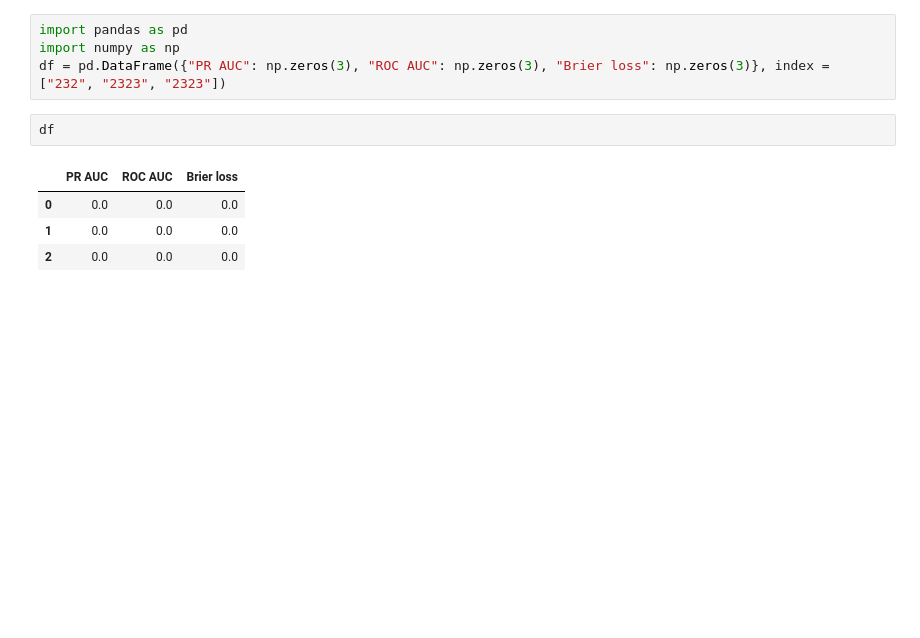
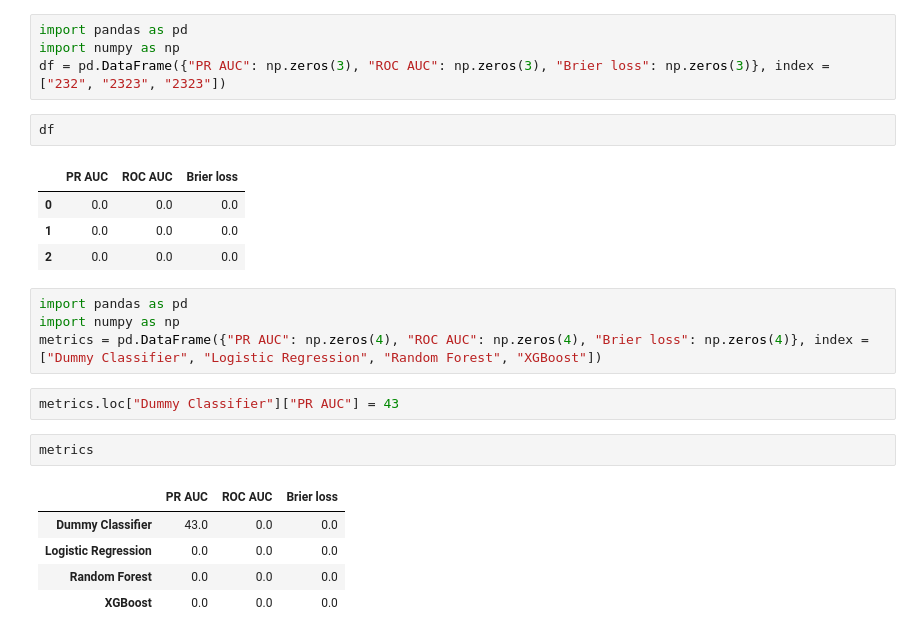
Before and after one commit to zcc33/lendingclub-loan-class, a Jupyter notebook: notebooks/exploratory.ipynb, the cells around one changed output. Saved outputs shown, nothing was run; the diff lists cells and outputs as text; blank space fills up the shorter version.

```diff
--- a/notebooks/exploratory.ipynb
+++ b/notebooks/exploratory.ipynb
@@ -1103,3 +1103,17 @@ df
 | 0 | 0.0 | 0.0 | 0.0 |
 | 1 | 0.0 | 0.0 | 0.0 |
 | 2 | 0.0 | 0.0 | 0.0 |
+# %%
+import pandas as pd
+import numpy as np
+metrics = pd.DataFrame({"PR AUC": np.zeros(4), "ROC AUC": np.zeros(4), "Brier loss": np.zeros(4)}, index = ["Dummy Classifier", "Logistic Regression", "Random Forest", "XGBoost"])
+# %%
+metrics.loc["Dummy Classifier"]["PR AUC"] = 43
+# %%
+metrics
+# %% [output]
+|  | PR AUC | ROC AUC | Brier loss |
+| Dummy Classifier | 43.0 | 0.0 | 0.0 |
+| Logistic Regression | 0.0 | 0.0 | 0.0 |
+| Random Forest | 0.0 | 0.0 | 0.0 |
+| XGBoost | 0.0 | 0.0 | 0.0 |
```
Also changed, not shown: 11 other files.
